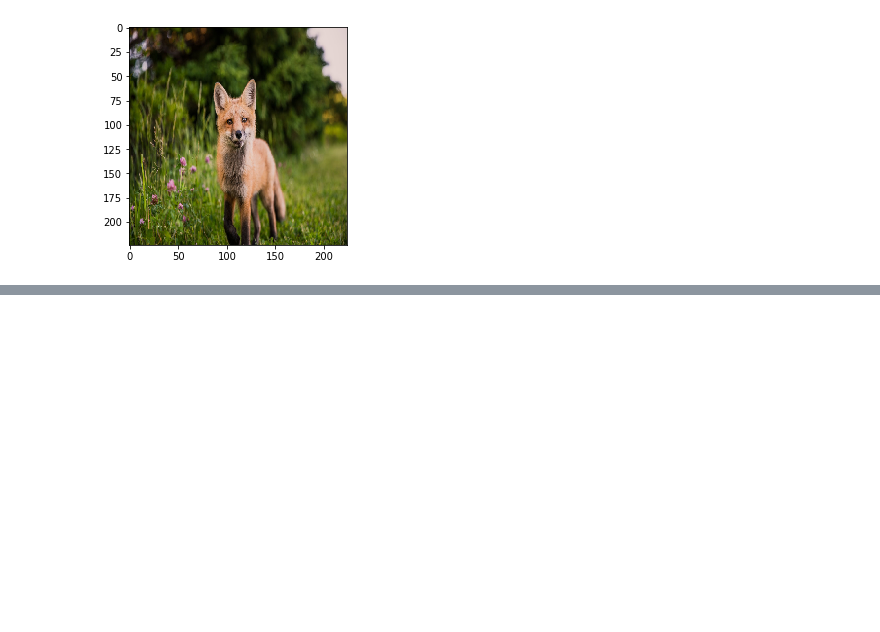
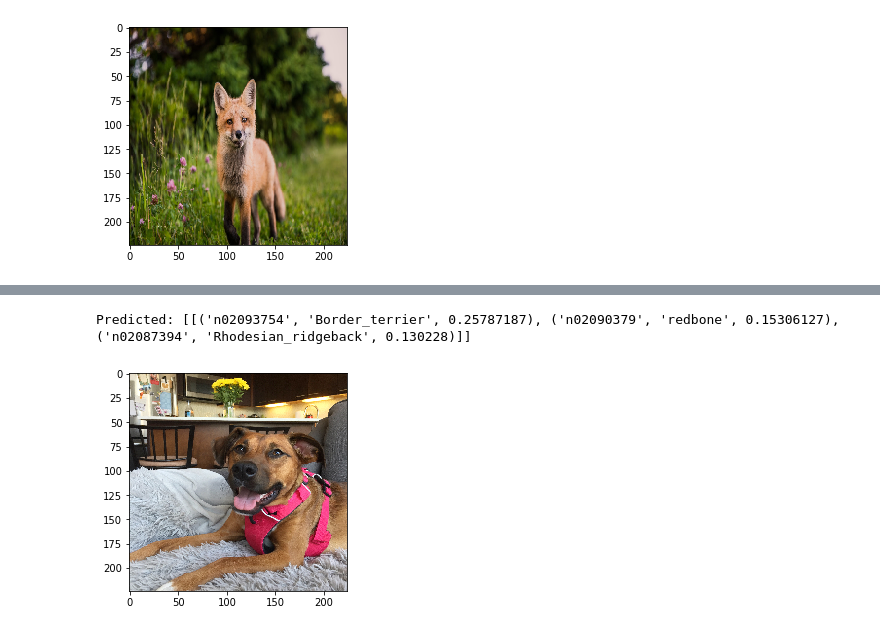
Before and after one commit to katelynburke/dog_breed_detection, a Jupyter notebook: static/notebooks/pretrained_model.ipynb, the cells around one changed output, grey strips where cells are left out. Cells and saved outputs as stored; diff of their text form; code cells hidden in the pictures; blank space fills up the shorter version.

```diff
--- a/static/notebooks/pretrained_model.ipynb
+++ b/static/notebooks/pretrained_model.ipynb
@@ -68,0 +75,6 @@ def predict(image_path):
+# %%
+image_path = os.path.join("images", "dog1.jpeg")
+predict(image_path)
+# %% [output]
+Predicted: [[('n02093754', 'Border_terrier', 0.25787187), ('n02090379', 'redbone', 0.15306127), ('n02087394', 'Rhodesian_ridgeback', 0.130228)]]
+[figure, added]
```
Also changed, not shown: parts of 1 cell of this notebook, 2 other files.
